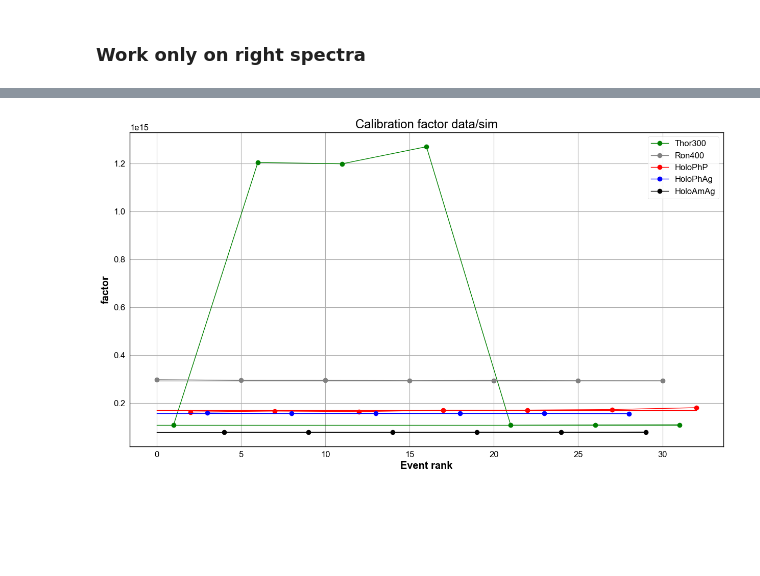
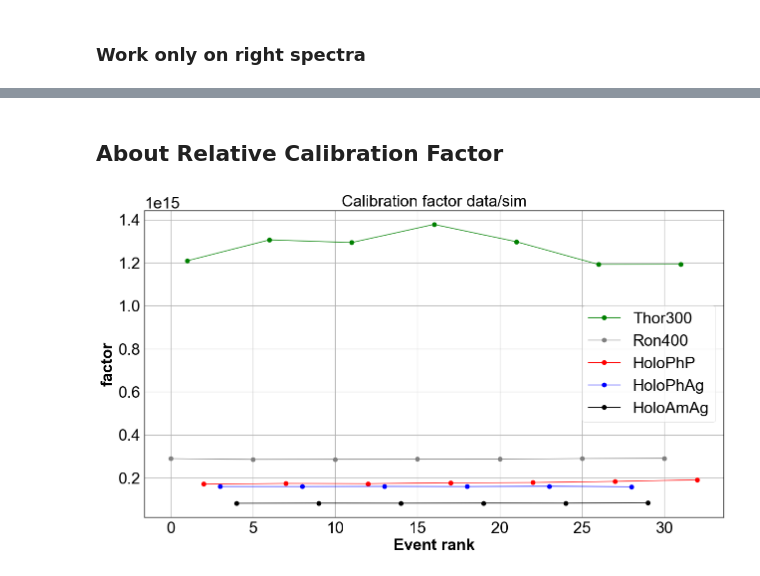
Before and after one commit to sylvielsstfr/CTIOAnaJun2017, a Jupyter notebook: ana_31may17/HD205905/AnaCompareDataSimSpec.ipynb, the cells around one changed output, grey strips where cells are left out. Saved outputs shown, nothing was run; the diff lists cells and outputs as text; code cells hidden in the pictures; blank space fills up the shorter version.

```diff
--- a/ana_31may17/HD205905/AnaCompareDataSimSpec.ipynb
+++ b/ana_31may17/HD205905/AnaCompareDataSimSpec.ipynb
@@ -385,0 +150,2 @@ print HoloAmAg_index
+# %%
+all_rightspectra_wl,all_rightspectra_data=all_rightspectra_wl_cut,all_rightspectra_data_cut
@@ -385,0 +186,2 @@ print HoloAmAg_index
+# %%
+filt0_idx,filt1_idx,filt2_idx,filt3_idx,filt4_idx,filt5_idx,filt6_idx=get_filt_idx(all_filt)
@@ -386,2 +204,9 @@ print HoloAmAg_index
+# %%
+Thor300_index=np.array(filt1_idx)
+Ron400_index=np.array(filt0_idx)
+HoloPhP_index=np.array(filt2_idx)
+HoloPhAg_index=np.array(filt3_idx)
+HoloAmAg_index=np.array(filt4_idx)
+Ron200_index=np.array(filt5_idx)
 # %% [markdown]
 ## Airmass
@@ -539,5 +222,5 @@ def ShowSpectra(all_spectra,all_wl,all_titles,object_name,all_filt,dir_top_img,s
 # %% [markdown]
 ### Work only on right spectra
 # %%
-all_calibdatasimfactors=ShowSpectra(all_rightspectra_data,all_rightspectra_wl,all_titles,object_name,all_filt,dir_top_images,simspectra_data)
+all_calibdatasimfactors=ShowCalibAndSimSpectrainPDF(all_rightspectra_data,all_rightspectra_wl,all_titles,object_name,all_filt,dir_top_images,all_sim_spectra_data,all_sim_spectra_wl)
 # %% [output]
@@ -548,3 +231,5 @@ all_calibdatasimfactors=ShowSpectra(all_rightspectra_data,all_rightspectra_wl,al
+# %% [markdown]
+## About Relative Calibration Factor
 # %%
 all_calibdatasimfactors=np.array(all_calibdatasimfactors)
 # %%
@@ -562,30 +247,30 @@ HoloAmAg_factor_av=np.median(HoloAmAg_factor)
 # %%
 figfilename=os.path.join(dir_top_images,'calib_factor.pdf')
 
 plt.figure(figsize=(15,8))
 
 plt.plot(Thor300_index,Thor300_factor,marker='o',color='green',label='Thor300')
-plt.plot([0,Thor300_index.max()],[Thor300_factor_av,Thor300_factor_av],'g-')
+#plt.plot([0,Thor300_index.max()],[Thor300_factor_av,Thor300_factor_av],'g-')
 
 plt.plot(Ron400_index,Ron400_factor,marker='o',color='grey',label='Ron400')
-plt.plot([0,Ron400_index.max()],[Ron400_factor_av,Ron400_factor_av],'-',color='grey')
+#plt.plot([0,Ron400_index.max()],[Ron400_factor_av,Ron400_factor_av],'-',color='grey')
 
 plt.plot(HoloPhP_index,HoloPhP_factor,marker='o',color='red',label='HoloPhP')
-plt.plot([0,HoloPhP_index.max()],[HoloPhP_factor_av,HoloPhP_factor_av],'r-')
+#plt.plot([0,HoloPhP_index.max()],[HoloPhP_factor_av,HoloPhP_factor_av],'r-')
 
 
 plt.plot(HoloPhAg_index,HoloPhAg_factor,marker='o',color='blue',label='HoloPhAg')
-plt.plot([0,HoloPhAg_index.max()],[HoloPhAg_factor_av,HoloPhAg_factor_av],'b-')
+#plt.plot([0,HoloPhAg_index.max()],[HoloPhAg_factor_av,HoloPhAg_factor_av],'b-')
 
 plt.plot(HoloAmAg_index,HoloAmAg_factor,marker='o',color='black',label='HoloAmAg')
-plt.plot([0,HoloAmAg_index.max()],[HoloAmAg_factor_av,HoloAmAg_factor_av],'k-')
+#plt.plot([0,HoloAmAg_index.max()],[HoloAmAg_factor_av,HoloAmAg_factor_av],'k-')
 
 
 plt.grid(True)
 plt.legend(loc='best')
 plt.title('Calibration factor data/sim')
 plt.xlabel("Event rank")
 plt.ylabel("factor")
 plt.savefig(figfilename)
 # %% [output]
-[figure, old version]
+[figure, new version]
```
Also changed, not shown: parts of 93 cells of this notebook, 6 other files.
